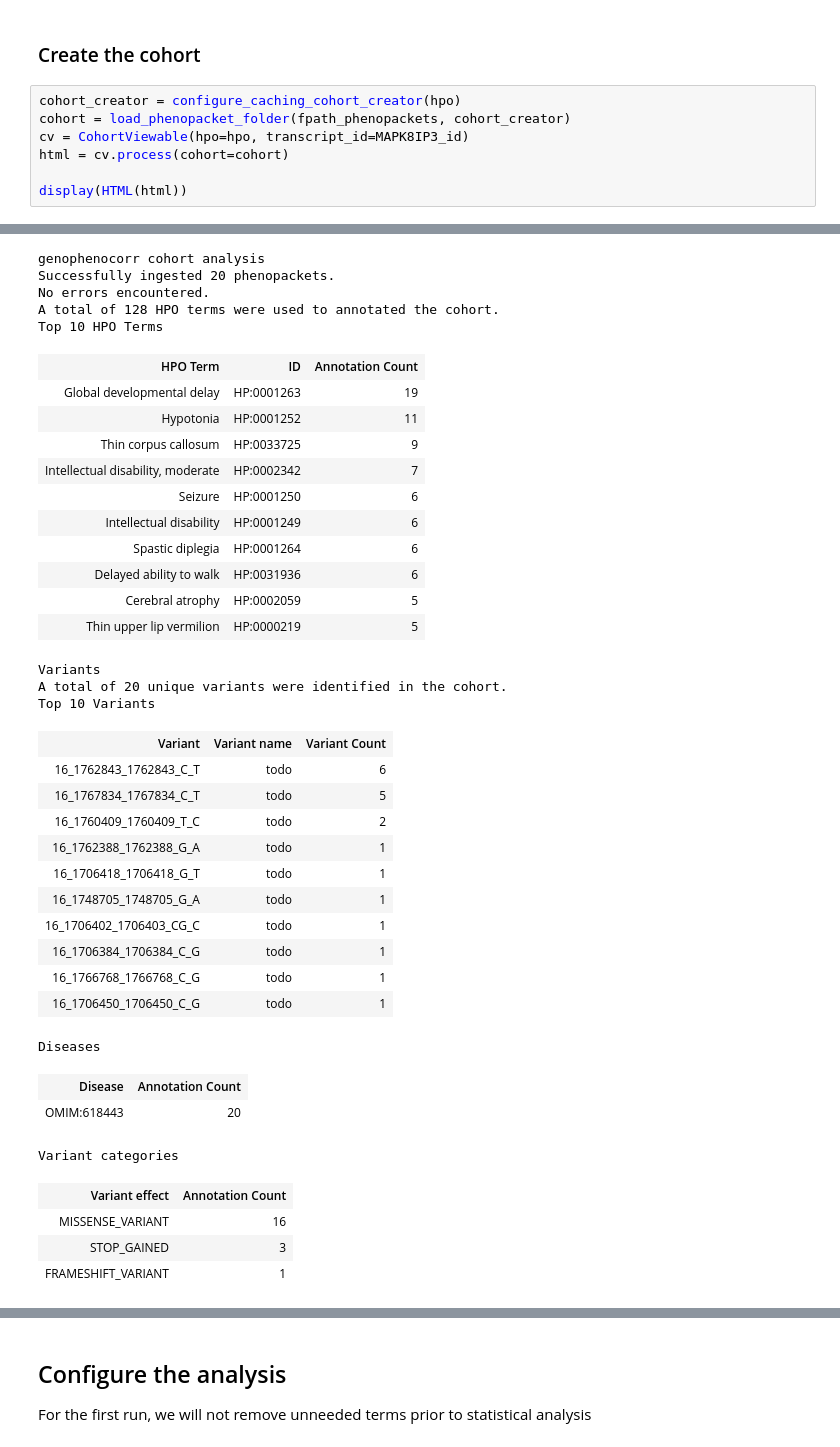
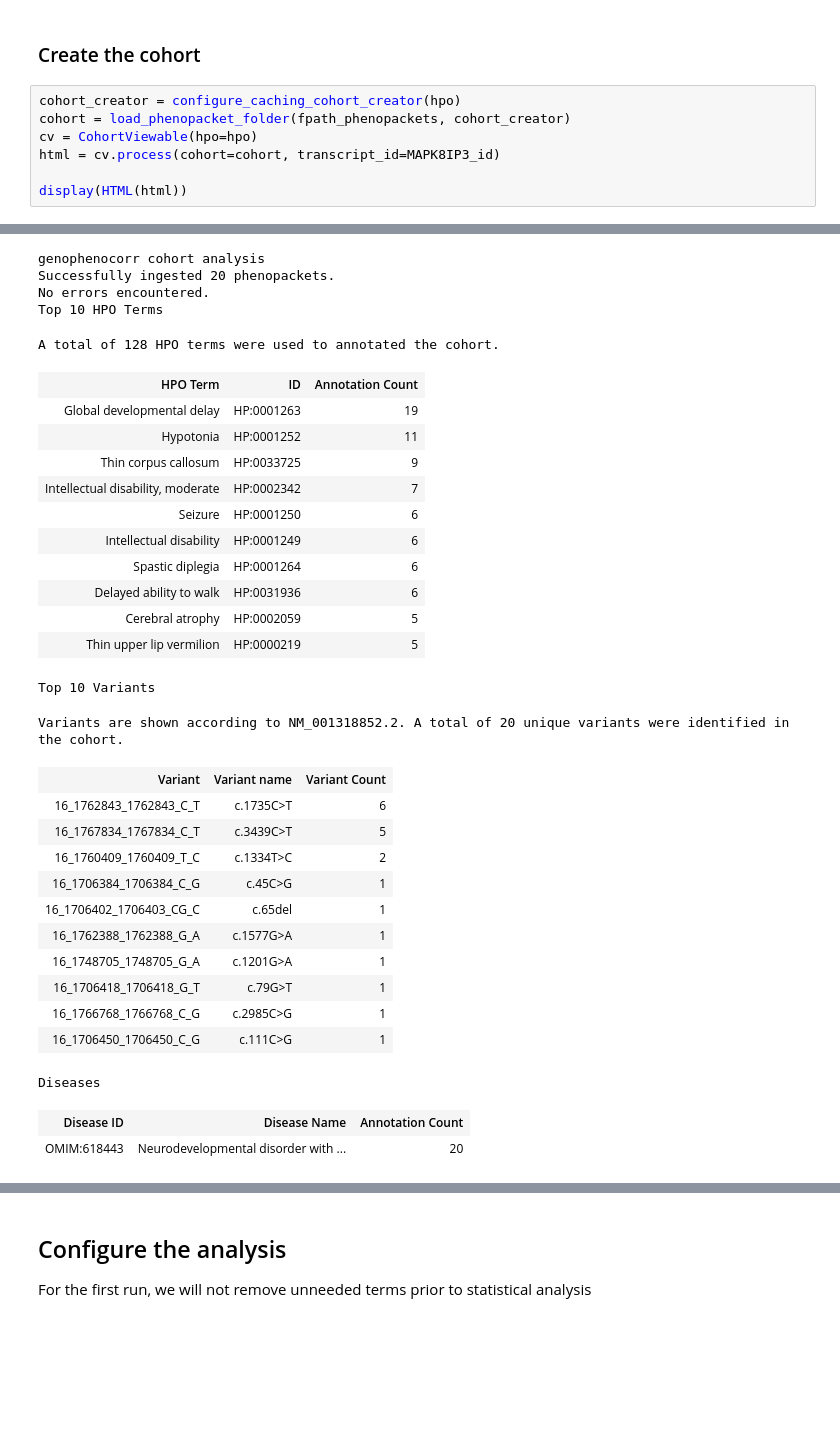
Before and after one commit to monarch-initiative/gpsea, a Jupyter notebook: notebooks/MAPK8IP3/MAPK8IP3.ipynb, the cells around one changed output, grey strips where cells are left out. Cells and saved outputs as stored; diff of their text form; blank space fills up the shorter version.

```diff
--- a/notebooks/MAPK8IP3/MAPK8IP3.ipynb
+++ b/notebooks/MAPK8IP3/MAPK8IP3.ipynb
@@ -32,48 +32,42 @@ MAPK8IP3_id = 'NM_001318852.2'
 # %%
 cohort_creator = configure_caching_cohort_creator(hpo)
 cohort = load_phenopacket_folder(fpath_phenopackets, cohort_creator)
-cv = CohortViewable(hpo=hpo, transcript_id=MAPK8IP3_id)
-html = cv.process(cohort=cohort)
+cv = CohortViewable(hpo=hpo)
+html = cv.process(cohort=cohort, transcript_id=MAPK8IP3_id)
 
 display(HTML(html))
 # %% [output]
 Validated under none policy
 No errors or warnings were found
 genophenocorr cohort analysis
 Successfully ingested 20 phenopackets.
 No errors encountered.
-A total of 128 HPO terms were used to annotated the cohort.
 Top 10 HPO Terms
+A total of 128 HPO terms were used to annotated the cohort.
 | HPO Term | ID | Annotation Count |
 | Global developmental delay | HP:0001263 | 19 |
 | Hypotonia | HP:0001252 | 11 |
 | Thin corpus callosum | HP:0033725 | 9 |
 | Intellectual disability, moderate | HP:0002342 | 7 |
 | Seizure | HP:0001250 | 6 |
 | Intellectual disability | HP:0001249 | 6 |
 | Spastic diplegia | HP:0001264 | 6 |
 | Delayed ability to walk | HP:0031936 | 6 |
 | Cerebral atrophy | HP:0002059 | 5 |
 | Thin upper lip vermilion | HP:0000219 | 5 |
-Variants
-A total of 20 unique variants were identified in the cohort.
-Top 10 Variants
+Top 10 Variants
+Variants are shown according to NM_001318852.2. A total of 20 unique variants were identified in the cohort.
 | Variant | Variant name | Variant Count |
-| 16_1762843_1762843_C_T | todo | 6 |
-| 16_1767834_1767834_C_T | todo | 5 |
-| 16_1760409_1760409_T_C | todo | 2 |
-| 16_1762388_1762388_G_A | todo | 1 |
-| 16_1706418_1706418_G_T | todo | 1 |
-| 16_1748705_1748705_G_A | todo | 1 |
-| 16_1706402_1706403_CG_C | todo | 1 |
-| 16_1706384_1706384_C_G | todo | 1 |
-| 16_1766768_1766768_C_G | todo | 1 |
-| 16_1706450_1706450_C_G | todo | 1 |
+| 16_1762843_1762843_C_T | c.1735C>T | 6 |
+| 16_1767834_1767834_C_T | c.3439C>T | 5 |
+| 16_1760409_1760409_T_C | c.1334T>C | 2 |
+| 16_1706384_1706384_C_G | c.45C>G | 1 |
+| 16_1706402_1706403_CG_C | c.65del | 1 |
+| 16_1762388_1762388_G_A | c.1577G>A | 1 |
+| 16_1748705_1748705_G_A | c.1201G>A | 1 |
+| 16_1706418_1706418_G_T | c.79G>T | 1 |
+| 16_1766768_1766768_C_G | c.2985C>G | 1 |
+| 16_1706450_1706450_C_G | c.111C>G | 1 |
-Diseases
+Diseases
-| Disease | Annotation Count |
-| OMIM:618443 | 20 |
+| Disease ID | Disease Name | Annotation Count |
+| OMIM:618443 | Neurodevelopmental disorder with ... | 20 |
-Variant categories
-| Variant effect | Annotation Count |
-| MISSENSE_VARIANT | 16 |
-| STOP_GAINED | 3 |
-| FRAMESHIFT_VARIANT | 1 |
```
Also changed, not shown: parts of 7 cells of this notebook, 5 other files.
